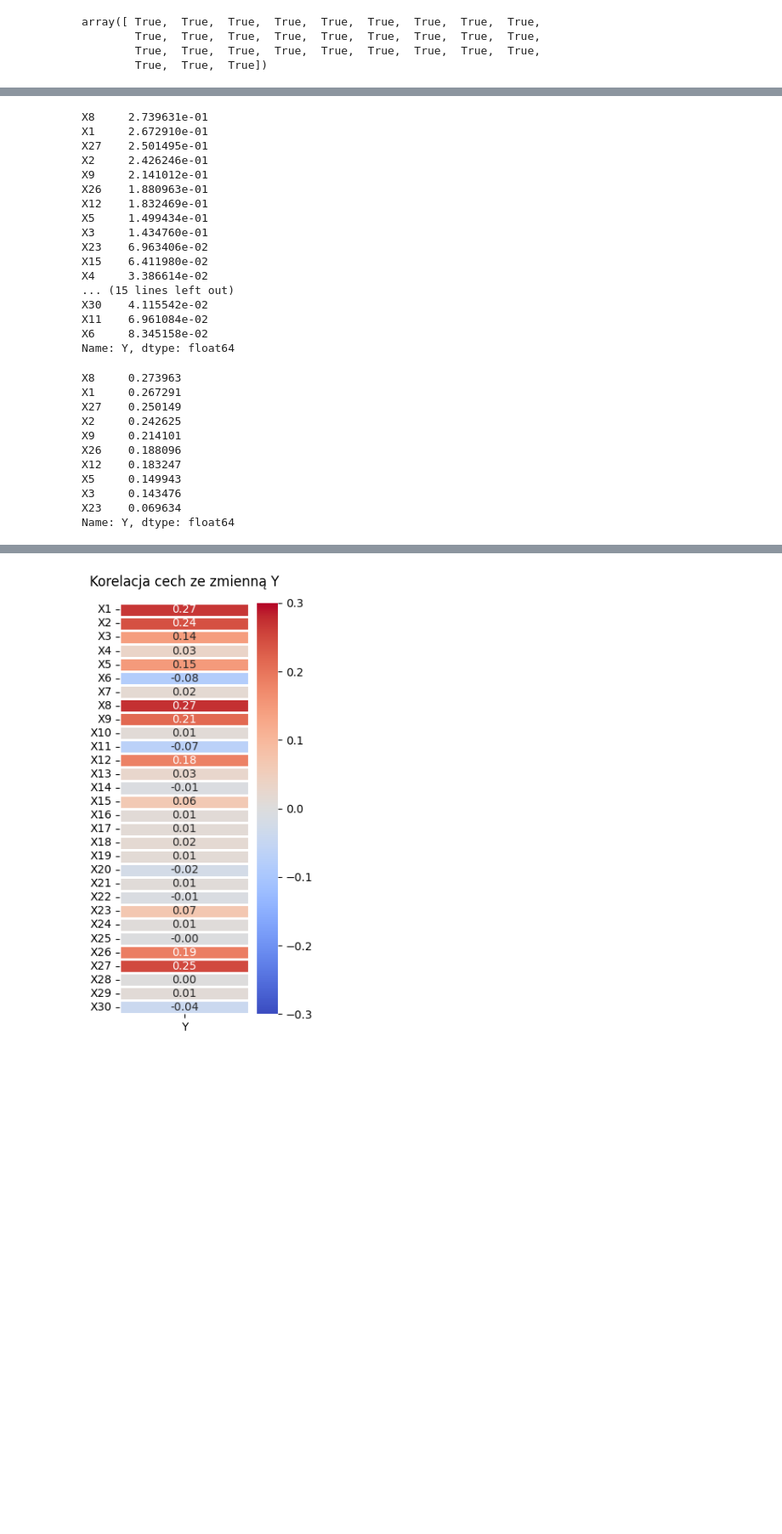
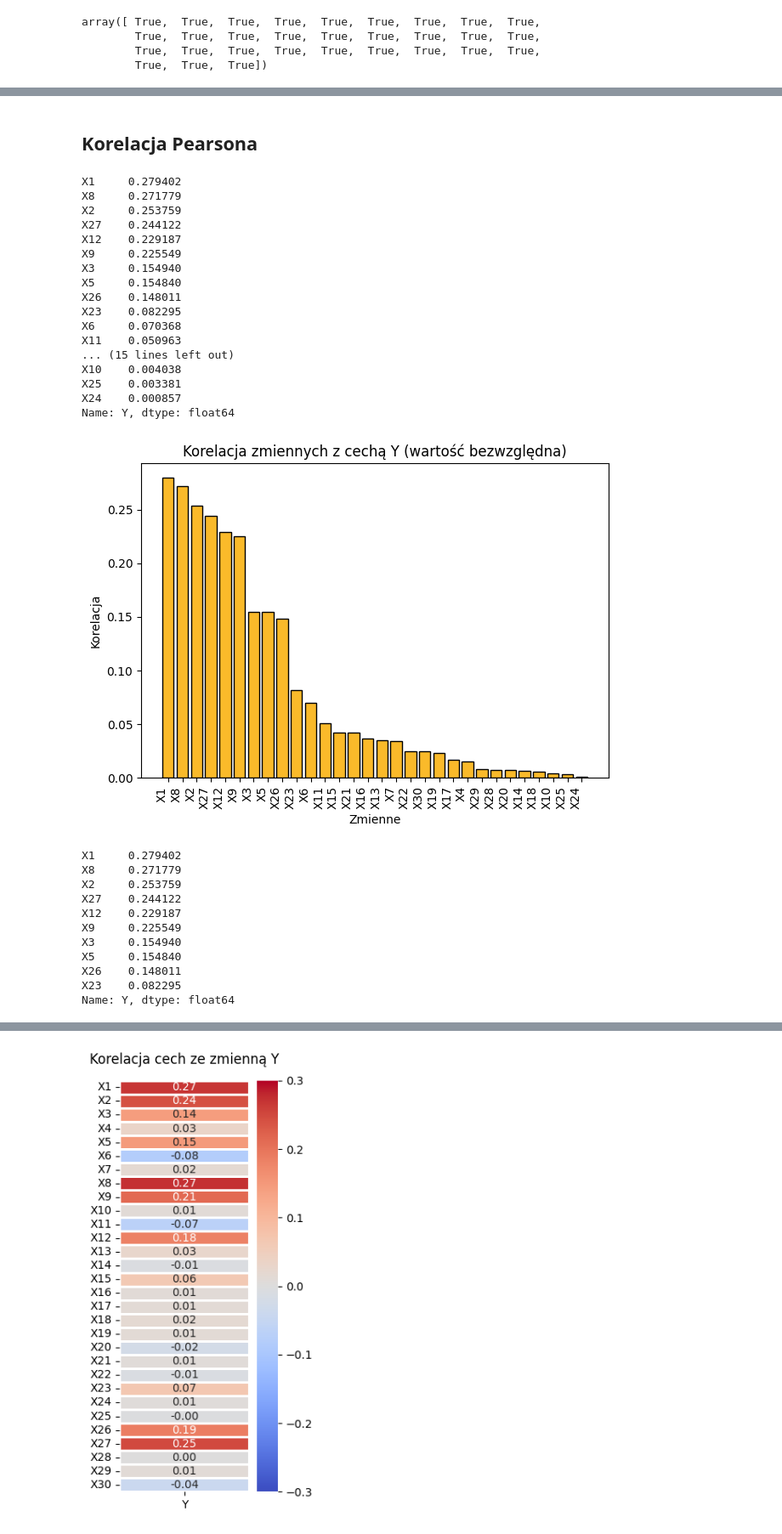
Before and after one commit to wilkdominik/Praca-licencjacka, a Jupyter notebook: Eksperyment koncowy/kody.ipynb, the cells around one changed output, grey strips where cells are left out. Shown at 85% size. Cells and saved outputs as stored; diff of their text form; code cells hidden in the pictures; blank space fills up the shorter version.

```diff
--- a/Eksperyment koncowy/kody.ipynb
+++ b/Eksperyment koncowy/kody.ipynb
@@ -254,38 +105,52 @@ plt.show()
+# %% [markdown]
+## Korelacja Pearsona
 # %%
 korelacje = df.corr(method='pearson')['Y'].drop('Y')
-korelacje_sorted = korelacje.sort_values(ascending=False)
-korelacje_sorted = abs(korelacje_sorted)
+korelacje_sorted = abs(korelacje)
+korelacje_sorted = korelacje_sorted.sort_values(ascending=False)
 korelacje_sorted
 # %% [output]
-X8     2.739631e-01
-X1     2.672910e-01
-X27    2.501495e-01
-X2     2.426246e-01
-X9     2.141012e-01
-X26    1.880963e-01
-X12    1.832469e-01
-X5     1.499434e-01
-X3     1.434760e-01
-X23    6.963406e-02
-X15    6.411980e-02
-X4     3.386614e-02
+X1     0.279402
+X8     0.271779
+X2     0.253759
+X27    0.244122
+X12    0.229187
+X9     0.225549
+X3     0.154940
+X5     0.154840
+X26    0.148011
+X23    0.082295
+X6     0.070368
+X11    0.050963
 ... (15 lines left out)
-X30    4.115542e-02
-X11    6.961084e-02
-X6     8.345158e-02
+X10    0.004038
+X25    0.003381
+X24    0.000857
 Name: Y, dtype: float64
+# %%
+plt.bar(korelacje_sorted.index,korelacje_sorted.values, color='#FABA2A', edgecolor='black')
+plt.title('Korelacja zmiennych z cechą Y (wartość bezwzględna)')
+plt.xlabel('Zmienne')
+plt.ylabel('Korelacja')
+
+plt.xticks(rotation=90, ha='right')
+plt.tight_layout()
+
+plt.show()
+# %% [output]
+[figure, added]
 # %%
-top_10 = korelacje_sorted.head(10)
-top_10
+korelacja_10 = korelacje_sorted.head(10)
+korelacja_10
 # %% [output]
-X8     0.273963
-X1     0.267291
-X27    0.250149
-X2     0.242625
-X9     0.214101
-X26    0.188096
-X12    0.183247
-X5     0.149943
-X3     0.143476
-X23    0.069634
+X1     0.279402
+X8     0.271779
+X2     0.253759
+X27    0.244122
+X12    0.229187
+X9     0.225549
+X3     0.154940
+X5     0.154840
+X26    0.148011
+X23    0.082295
 Name: Y, dtype: float64
```
Also changed, not shown: parts of 53 cells of this notebook.
